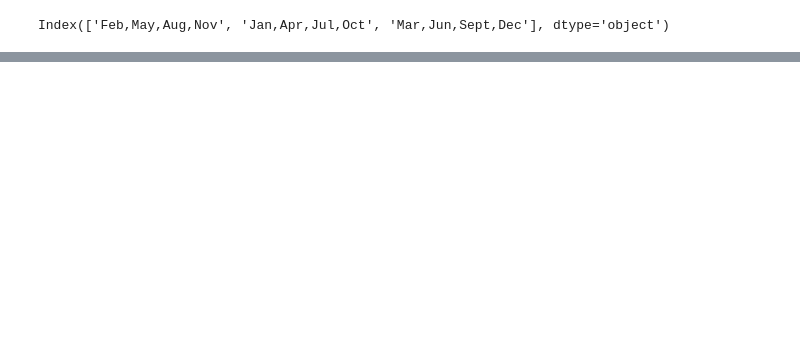
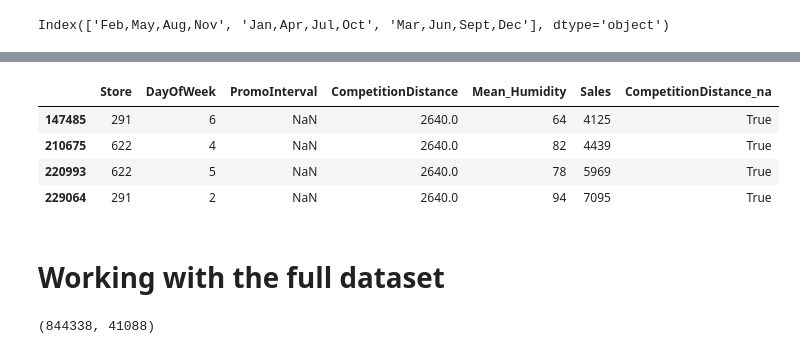
Before and after one commit to thelazyoxymoron/fastai-live-course, a Jupyter notebook: Lesson-6-rossmann.ipynb, the cells around one changed output, grey strips where cells are left out. Cells and saved outputs as stored; diff of their text form; code cells hidden in the pictures; blank space fills up the shorter version.

```diff
--- a/Lesson-6-rossmann.ipynb
+++ b/Lesson-6-rossmann.ipynb
@@ -105,0 +110,10 @@ Length: 1000, dtype: int8
+# %%
+small_train_df[small_train_df['CompetitionDistance_na'] == True]
+# %% [output]
+|  | Store | DayOfWeek | PromoInterval | CompetitionDistance | Mean_Humidity | Sales | CompetitionDistance_na |
+| 147485 | 291 | 6 | NaN | 2640.0 | 64 | 4125 | True |
+| 210675 | 622 | 4 | NaN | 2640.0 | 82 | 4439 | True |
+| 220993 | 622 | 5 | NaN | 2640.0 | 78 | 5969 | True |
+| 229064 | 291 | 2 | NaN | 2640.0 | 94 | 7095 | True |
+# %% [markdown]
+# Working with the full dataset
@@ -105,0 +123,4 @@ Length: 1000, dtype: int8
+# %%
+len(train_df), len(test_df)
+# %% [output]
+(844338, 41088)
```
Also changed, not shown: parts of 25 cells of this notebook.
